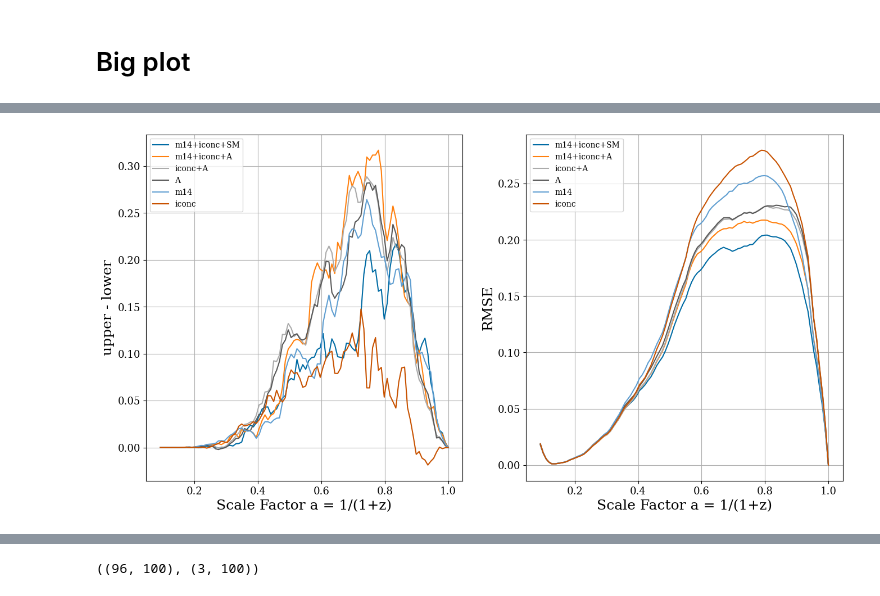
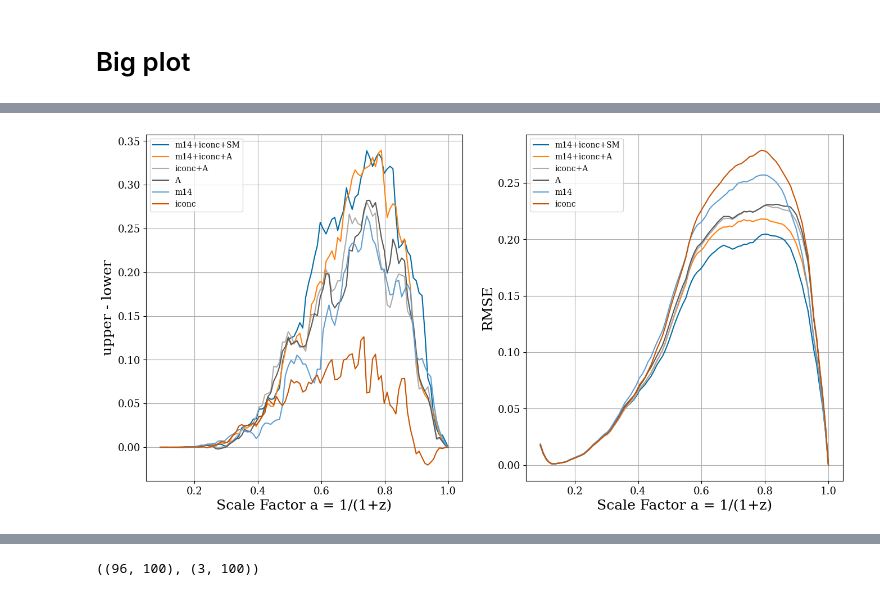
Before and after one commit to Kabelo-T/cluster_morph, a Jupyter notebook: score.ipynb, the cells around one changed output, grey strips where cells are left out. Saved outputs shown, nothing was run; the diff lists cells and outputs as text; code cells hidden in the pictures.

Commit message:
cleaned up scoring notebook

```diff
--- a/score.ipynb
+++ b/score.ipynb
@@ -1066,10 +982,10 @@ KeyboardInterrupt:
 fig, axs = plt.subplots(1, 2, figsize=(16, 8))
 
 x = np.vstack([smdf['rhalf_circ'], smdf['C'], smdf['A'],
-               smdf['sersic_amplitude'], stacked_iconc, m14_stacked]).T
+               smdf['sersic_amplitude'], iconc, m14_stacked]).T
 y = stacked_ma
-_, _, _, _, sm_weights, sm_rmse, r2 = corrs.multicorr(x, y)
-wsum_sm = score.wsum(x=x, weights=sm_weights)
+_, _, _, _, sm_weights, sm_rmse, r2, model = corrs.multicorr(x, y, scoring=True)
+wsum_sm = score.wsum(xng=x, model=model, weights=sm_weights)
 scores, indx = score.calc_score(time=aexp_bins, target=0.75, wsum=wsum_sm)
 mah_25, mah_50, mah_75, l25, u25, mah_u50, mah_l50 = score.split_mah(
     mah_dict, scores)
@@ -1079,10 +995,10 @@ mcam_sm_diff = mcam_sm[4][1][:] - mcam_sm[3][1][:]
 axs[0].plot(aexp_bins, mcam_sm_diff, label='m14+iconc+SM')
 axs[1].plot(aexp_bins, sm_rmse, label='m14+iconc+SM')
 
-x = np.vstack([smdf['A'], stacked_iconc, m14_stacked]).T
+x = np.vstack([smdf['A'], iconc, m14_stacked]).T
 y = stacked_ma
-_, _, _, _, sm_weights, sm_rmse, r2 = corrs.multicorr(x, y)
-wsum_sm = score.wsum(x=x, weights=sm_weights)
+_, _, _, _, sm_weights, sm_rmse, r2, model = corrs.multicorr(x, y, scoring=True)
+wsum_sm = score.wsum(xng=x, model=model, weights=sm_weights)
 scores, indx = score.calc_score(time=aexp_bins, target=0.75, wsum=wsum_sm)
 mah_25, mah_50, mah_75, l25, u25, mah_u50, mah_l50 = score.split_mah(
     mah_dict, scores)
@@ -1091,10 +1007,10 @@ mcam_sm_diff = mcam_sm[4][1][:] - mcam_sm[3][1][:]
 axs[0].plot(aexp_bins, mcam_sm_diff, label='m14+iconc+A')
 axs[1].plot(aexp_bins, sm_rmse, label='m14+iconc+A')
 
-x = np.vstack([smdf['A'], stacked_iconc]).T
+x = np.vstack([smdf['A'], iconc]).T
 y = stacked_ma
-_, _, _, _, sm_weights, sm_rmse, r2 = corrs.multicorr(x, y)
-wsum_sm = score.wsum(x=x, weights=sm_weights)
+_, _, _, _, sm_weights, sm_rmse, r2, model = corrs.multicorr(x, y, scoring=True)
+wsum_sm = score.wsum(xng=x, model=model, weights=sm_weights)
 scores, indx = score.calc_score(time=aexp_bins, target=0.75, wsum=wsum_sm)
 mah_25, mah_50, mah_75, l25, u25, mah_u50, mah_l50 = score.split_mah(
     mah_dict, scores)
@@ -1105,8 +1021,8 @@ axs[1].plot(aexp_bins, sm_rmse, label='iconc+A')
 
 x = np.vstack([smdf['A']]).T
 y = stacked_ma
-_, _, _, _, sm_weights, sm_rmse, r2 = corrs.multicorr(x, y)
-wsum_sm = score.wsum(x=x, weights=sm_weights)
+_, _, _, _, sm_weights, sm_rmse, r2, model = corrs.multicorr(x, y, scoring=True)
+wsum_sm = score.wsum(xng=x, model=model, weights=sm_weights)
 scores, indx = score.calc_score(time=aexp_bins, target=0.75, wsum=wsum_sm)
 mah_25, mah_50, mah_75, l25, u25, mah_u50, mah_l50 = score.split_mah(
     mah_dict, scores)
@@ -1117,8 +1033,8 @@ axs[1].plot(aexp_bins, sm_rmse, label='A')
 
 x = np.vstack([m14_stacked]).T
 y = stacked_ma
-_, _, _, _, sm_weights, sm_rmse, r2 = corrs.multicorr(x, y)
-wsum_sm = score.wsum(x=x, weights=sm_weights)
+_, _, _, _, sm_weights, sm_rmse, r2, model = corrs.multicorr(x, y, scoring=True)
+wsum_sm = score.wsum(xng=x, model=model, weights=sm_weights)
 scores, indx = score.calc_score(time=aexp_bins, target=0.75, wsum=wsum_sm)
 mah_25, mah_50, mah_75, l25, u25, mah_u50, mah_l50 = score.split_mah(
     mah_dict, scores)
@@ -1127,39 +1043,39 @@ mcam_sm_diff = mcam_sm[4][1][:] - mcam_sm[3][1][:]
 axs[0].plot(aexp_bins, mcam_sm_diff, label='m14')
 axs[1].plot(aexp_bins, sm_rmse, label='m14')
 
-x = np.vstack([stacked_iconc]).T
+x = np.vstack([iconc]).T
 y = stacked_ma
-_, _, _, _, sm_weights, sm_rmse, r2 = corrs.multicorr(x, y)
-wsum_sm = score.wsum(x=x, weights=sm_weights)
+_, _, _, _, sm_weights, sm_rmse, r2, model = corrs.multicorr(x, y, scoring=True)
+wsum_sm = score.wsum(xng=x, model=model, weights=sm_weights)
 scores, indx = score.calc_score(time=aexp_bins, target=0.75, wsum=wsum_sm)
 mah_25, mah_50, mah_75, l25, u25, mah_u50, mah_l50 = score.split_mah(
     mah_dict, scores)
 mcam_sm = (mah_25, mah_50, mah_75, l25, u25, mah_u50, mah_l50)
 mcam_sm_diff = mcam_sm[4][1][:] - mcam_sm[3][1][:]
 axs[0].plot(aexp_bins, mcam_sm_diff, label='iconc')
 axs[1].plot(aexp_bins, sm_rmse, label='iconc')
 
 # df = pd.concat([sm_df_zx['A'], sm_df_zx['C'], m14['proj_z']], axis=1)
 # x = df.to_numpy()
 # y = ma
 # _, _, _, _, sm_weights, sm_rmse = corrs.multicorr(x, y)
 # wsum_sm = score.wsum(x=df, weights=sm_weights)
 # scores, indx = score.calc_score(time=aexp_bins, target=0.75, wsum=wsum_sm)
 # mah_25, mah_50, mah_75, l25, u25 = score.split_mah(
 #     mah_dict, scores)
 # mcam_sm = (mah_25, mah_50, mah_75, l25, u25)
 # mcam_sm_diff = mcam_sm[4][1][:] - mcam_sm[3][1][:]
 # axs[0].plot(aexp_bins, mcam_sm_diff, label='A+C+m14')
 # axs[1].plot(aexp_bins, sm_rmse, label='A+C+m14')
 
 
 axs[0].set_xlabel('Scale Factor a = 1/(1+z)')
 axs[0].set_ylabel('upper - lower')
 axs[0].legend()
 axs[0].grid()
 axs[1].set_xlabel('Scale Factor a = 1/(1+z)')
 axs[1].set_ylabel('RMSE')
 axs[1].legend()
 axs[1].grid()
 # %% [output]
-[figure, old version]
+[figure, new version]
```
Also changed, not shown: parts of 35 cells of this notebook, 6 other files.
